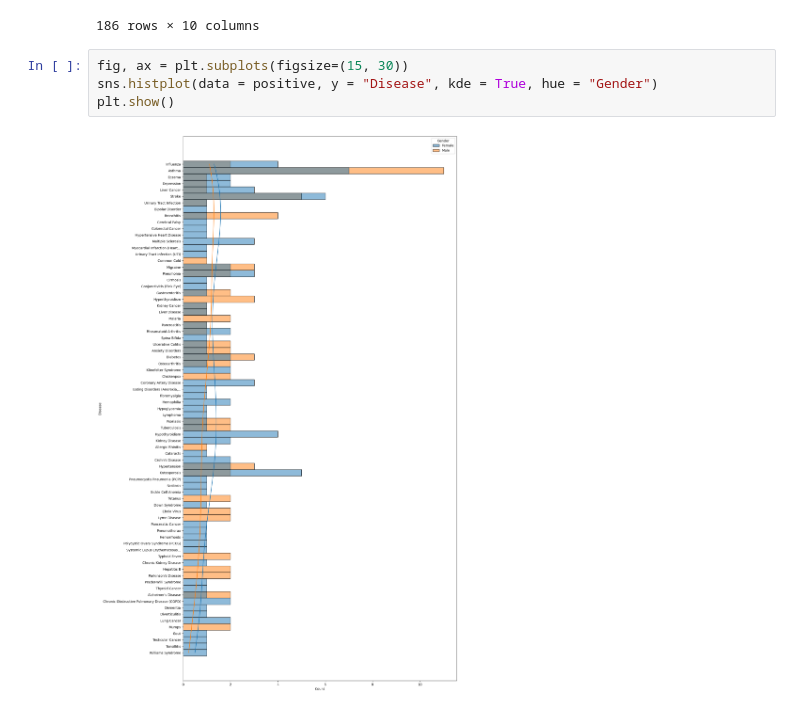
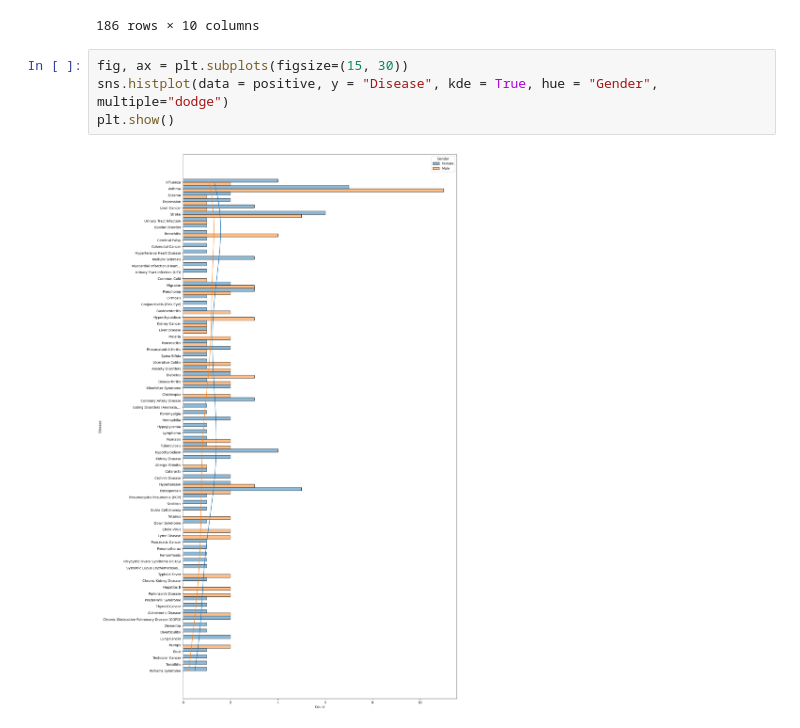
Before and after one commit to Joakimanochie/Data_analytics, a Jupyter notebook: Disease_symptoms.ipynb, the cells around one changed output. Drawn from its saved outputs; the diff is of its cells as text.

Commit message:
data december update

```diff
--- a/Disease_symptoms.ipynb
+++ b/Disease_symptoms.ipynb
@@ -72,7 +89,7 @@ positive
 186 rows × 10 columns
 # %%
 fig, ax = plt.subplots(figsize=(15, 30))
-sns.histplot(data = positive, y = "Disease", kde = True, hue = "Gender")
+sns.histplot(data = positive, y = "Disease", kde = True, hue = "Gender",  multiple="dodge")
 plt.show()
 # %% [output]
-[figure, old version]
+[figure, new version]
```
Also changed, not shown: parts of 17 cells of this notebook.
